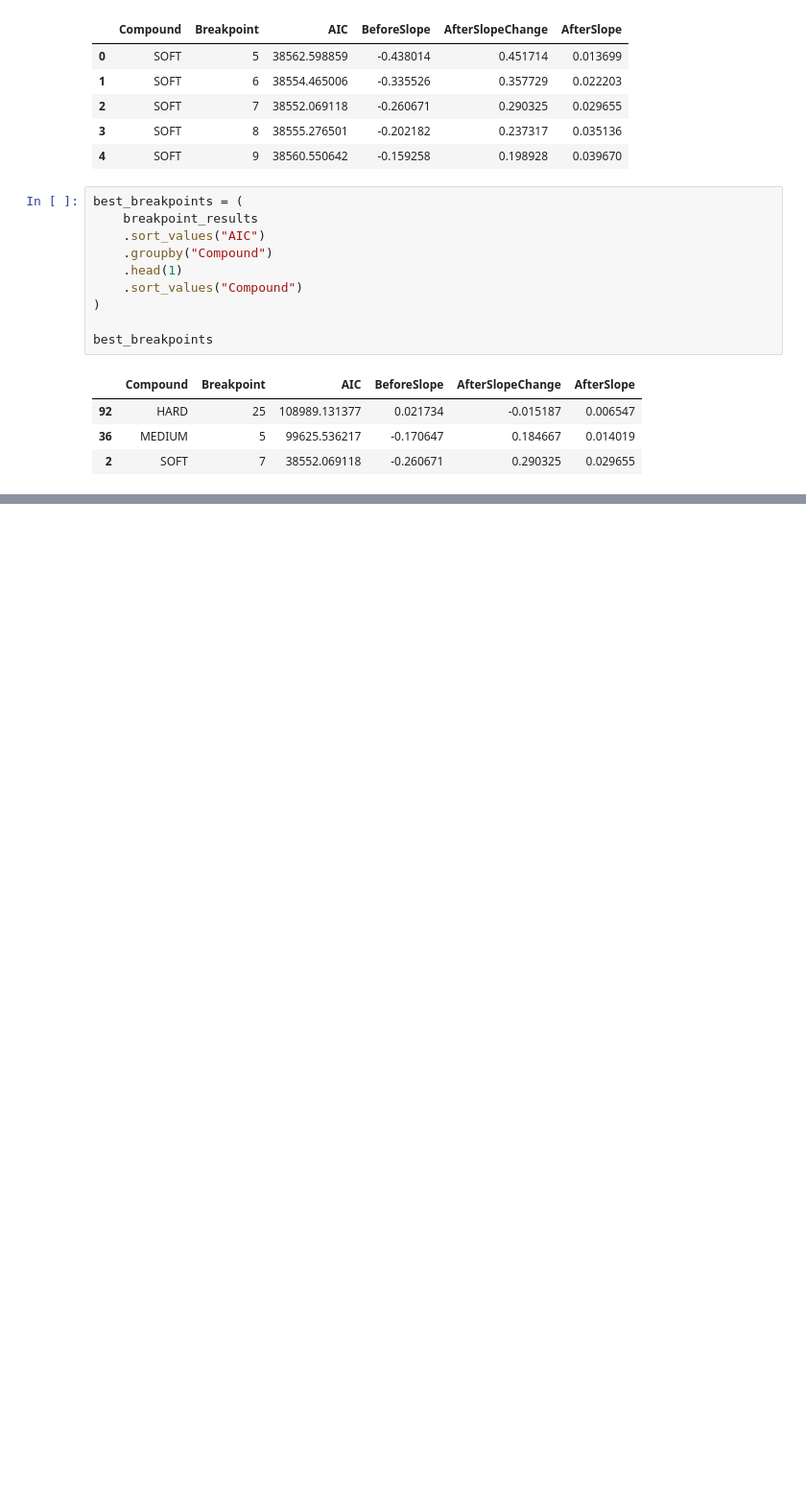
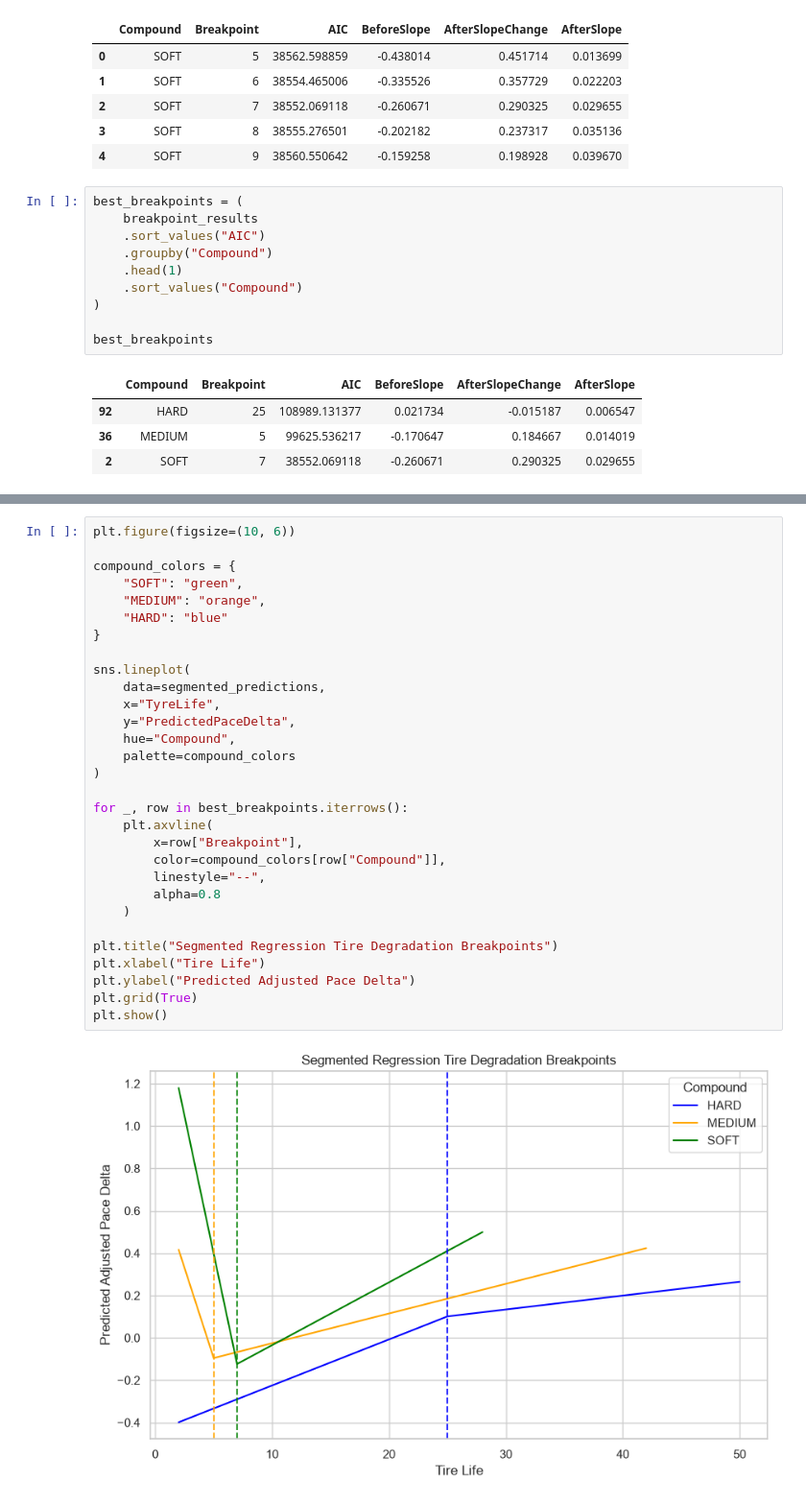
Before and after one commit to Sami-Krothapalli/F1-Tire-Degradation-Analysis, a Jupyter notebook: f1_tyre_degradation.ipynb, the cells around one changed output, grey strips where cells are left out. Shown at 96% size. Cells and saved outputs as stored; diff of their text form; blank space fills up the shorter version.

Commit message:
Finished Segemented Regression

```diff
--- a/f1_tyre_degradation.ipynb
+++ b/f1_tyre_degradation.ipynb
@@ -323,0 +374,32 @@ best_breakpoints
+# %%
+plt.figure(figsize=(10, 6))
+
+compound_colors = {
+    "SOFT": "green",
+    "MEDIUM": "orange",
+    "HARD": "blue"
+}
+
+sns.lineplot(
+    data=segmented_predictions,
+    x="TyreLife",
+    y="PredictedPaceDelta",
+    hue="Compound",
+    palette=compound_colors
+)
+
+for _, row in best_breakpoints.iterrows():
+    plt.axvline(
+        x=row["Breakpoint"],
+        color=compound_colors[row["Compound"]],
+        linestyle="--",
+        alpha=0.8
+    )
+
+plt.title("Segmented Regression Tire Degradation Breakpoints")
+plt.xlabel("Tire Life")
+plt.ylabel("Predicted Adjusted Pace Delta")
+plt.grid(True)
+plt.show()
+# %% [output]
+[figure, added]
```
Also changed, not shown: parts of 4 cells of this notebook.
